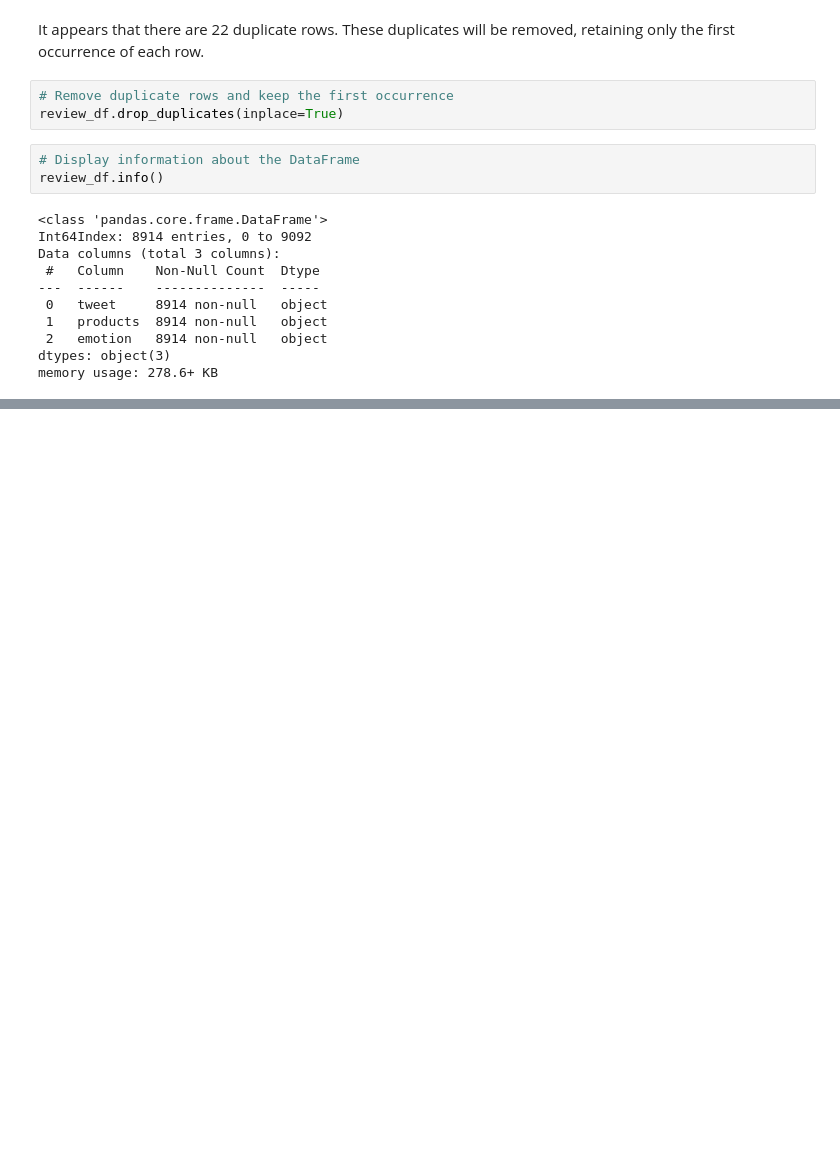
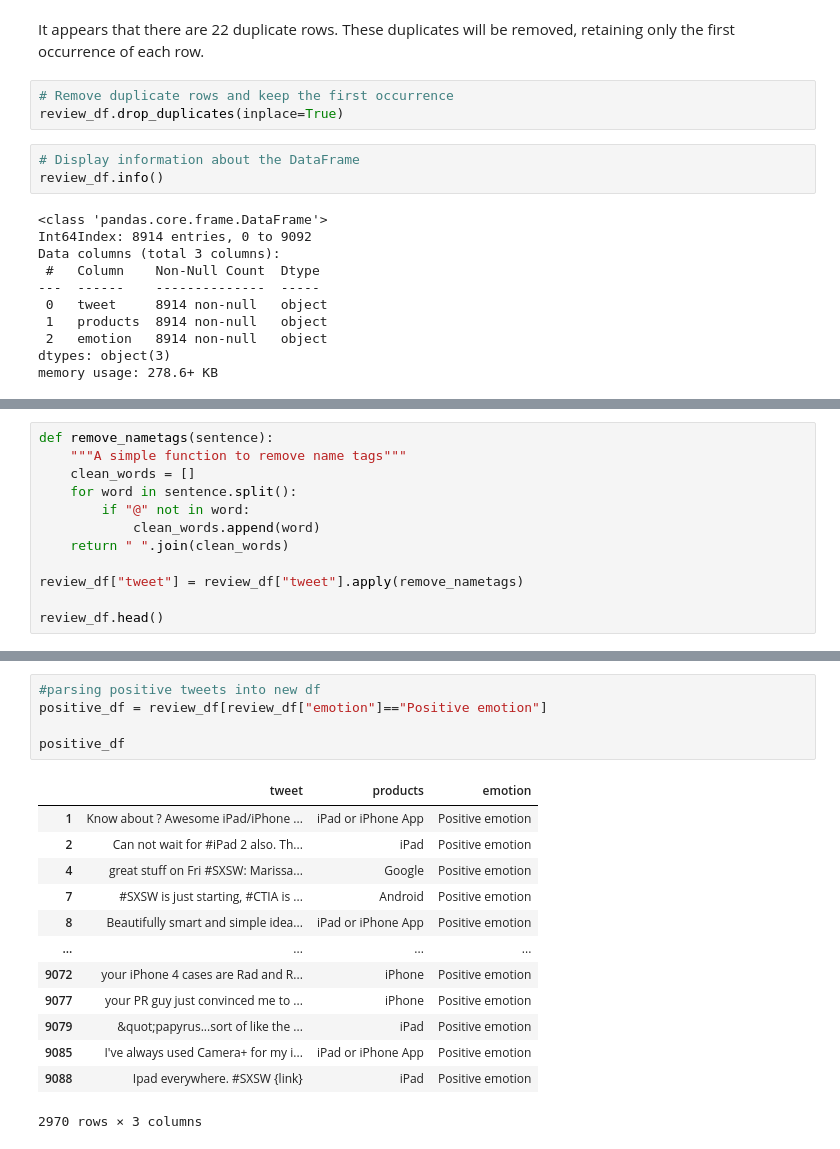
Before and after one commit to paulmbuitu/Apple-Google-NLP-Sentiment-Analysis, a Jupyter notebook: sentiment_analysis.ipynb, the cells around one changed output, grey strips where cells are left out. Drawn from its saved outputs; the diff is of its cells as text; blank space fills up the shorter version.

```diff
--- a/sentiment_analysis.ipynb
+++ b/sentiment_analysis.ipynb
@@ -268,0 +277,12 @@ memory usage: 278.6+ KB
+# %%
+def remove_nametags(sentence):
+    """A simple function to remove name tags"""
+    clean_words = []
+    for word in sentence.split():
+        if "@" not in word:
+            clean_words.append(word)
+    return " ".join(clean_words)
+
+review_df["tweet"] = review_df["tweet"].apply(remove_nametags)
+
+review_df.head()
@@ -268,0 +304,19 @@ memory usage: 278.6+ KB
+# %%
+#parsing positive tweets into new df
+positive_df = review_df[review_df["emotion"]=="Positive emotion"]
+
+positive_df
+# %% [output]
+|  | tweet | products | emotion |
+| 1 | Know about ? Awesome iPad/iPhone ... | iPad or iPhone App | Positive emotion |
+| 2 | Can not wait for #iPad 2 also. Th... | iPad | Positive emotion |
+| 4 | great stuff on Fri #SXSW: Marissa... | Google | Positive emotion |
+| 7 | #SXSW is just starting, #CTIA is ... | Android | Positive emotion |
+| 8 | Beautifully smart and simple idea... | iPad or iPhone App | Positive emotion |
+| ... | ... | ... | ... |
+| 9072 | your iPhone 4 cases are Rad and R... | iPhone | Positive emotion |
+| 9077 | your PR guy just convinced me to ... | iPhone | Positive emotion |
+| 9079 | &quot;papyrus...sort of like the ... | iPad | Positive emotion |
+| 9085 | I've always used Camera+ for my i... | iPad or iPhone App | Positive emotion |
+| 9088 | Ipad everywhere. #SXSW {link} | iPad | Positive emotion |
+2970 rows × 3 columns
```
Also changed, not shown: parts of 26 cells of this notebook.
